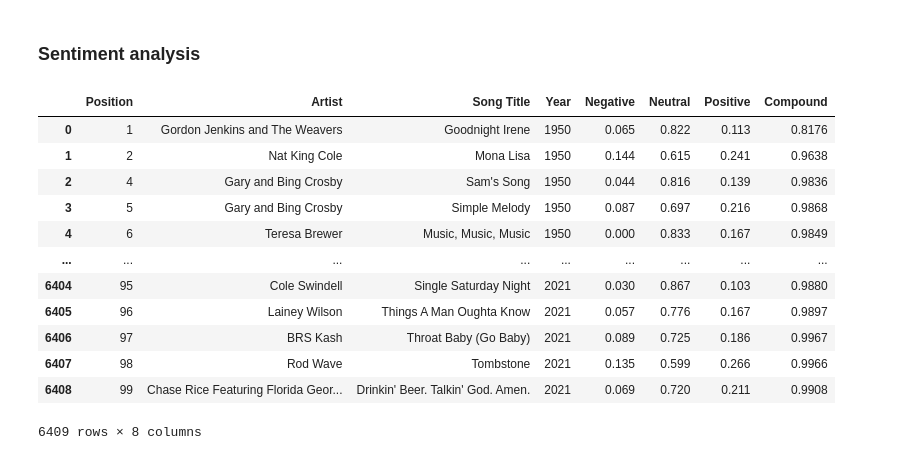
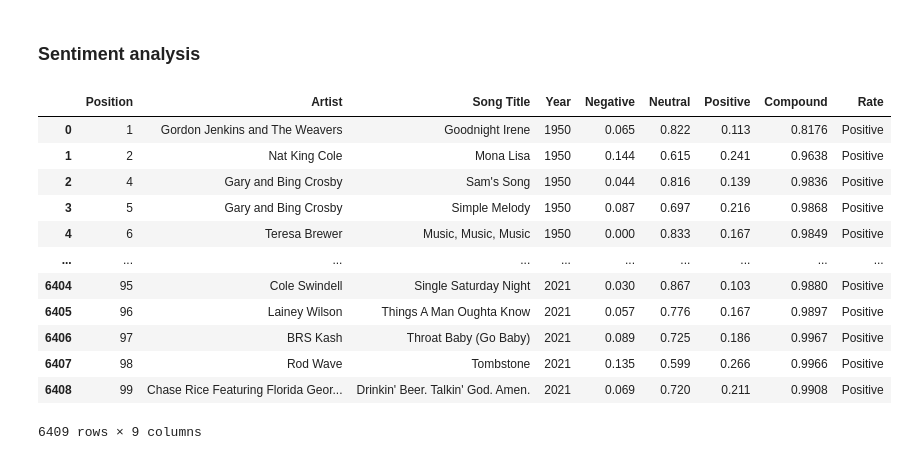
Before and after one commit to alsarna/lyrics_nlp, a Jupyter notebook: lyrics_analysis.ipynb, the cells around one changed output. Saved outputs shown, nothing was run; the diff lists cells and outputs as text; code cells hidden in the pictures.

```diff
--- a/lyrics_analysis.ipynb
+++ b/lyrics_analysis.ipynb
@@ -176,8 +196,11 @@ display(level_of_vulgarity_df)
 | 6408 | 99 | Chase Rice Featuring Florida Geor... | Drinkin' Beer. Talkin' God. Amen. | 2021 | 7.29 |
 6409 rows × 5 columns
 # %%
+# Vulgarity level each year plot
+grouped_vulgsrity = songs.groupby('Year')['Vulgarity Level'].aggregate('mean').tolist()
+analyzed_data_range['Mean Vulgarity'] = grouped_vulgsrity
 plt.figure(figsize = (18.5, 10.5))
-plt.bar(songs.index, songs['Vulgarity Level'])
+plt.bar(analyzed_data_range['Year'], grouped_vulgsrity, color = 'blue')
 plt.title('Vulgarity level of lyrics')
 # %% [output]
 Text(0.5, 1.0, 'Vulgarity level of lyrics')
@@ -184,0 +208,15 @@ Text(0.5, 1.0, 'Vulgarity level of lyrics')
+# %%
+# 3 most popular words classified as bad words each year
+lst_of_top3_bad_words = []
+
+for i in analyzed_data_range['Combined Lyrics']:
+    i = pd.Series(i)
+    bad_words_series = pd.Series(bad_words)
+    bad_lyrics = i[i.isin(bad_words_series)]
+    frq = FreqDist(bad_lyrics)
+    top3_bad_words = first_from_list_of_tuples(frq.most_common(3))
+    lst_of_top3_bad_words.append(top3_bad_words)
+
+analyzed_data_range['Most Popular Bad Words'] = lst_of_top3_bad_words
+
+display(analyzed_data_range)
@@ -187,36 +260,43 @@ Text(0.5, 1.0, 'Vulgarity level of lyrics')
 # %%
 # pd.set_option("display.max_rows", None, "display.max_columns", None)
 sentiment = SentimentIntensityAnalyzer()
 negative = []
 neutral = []
 positive = []
 compound = []
+rate = []
 for i in songs['Lyrics']:
     sent = sentiment.polarity_scores(i)
     negative.append(sent['neg'])
     neutral.append(sent['neu'])
     positive.append(sent['pos'])
     compound.append(sent['compound'])
+    if sent['compound'] > 0:
+        rate.append('Positive')
+    elif sent['compound'] < 0:
+        rate.append('Negative')
+    else:
+        rate.append('Neutral')
 songs['Negative'] = negative
 songs['Neutral'] = neutral
 songs['Positive'] = positive
 songs['Compound'] = compound
-songs[['Negative', 'Neutral', 'Positive', 'Compound']] = songs[['Negative', 'Neutral', 'Positive', 'Compound']].apply(pd.to_numeric)
-sent_df = songs[['Position', 'Artist', 'Song Title', 'Year', 'Negative', 'Neutral', 'Positive', 'Compound']]
-display(sent_df)
+songs['Rate'] = rate
+
+display(songs[['Position', 'Artist', 'Song Title', 'Year', 'Negative', 'Neutral', 'Positive', 'Compound', 'Rate']])
 # %% [output]
-|  | Position | Artist | Song Title | Year | Negative | Neutral | Positive | Compound |
-| 0 | 1 | Gordon Jenkins and The Weavers | Goodnight Irene | 1950 | 0.065 | 0.822 | 0.113 | 0.8176 |
-| 1 | 2 | Nat King Cole | Mona Lisa | 1950 | 0.144 | 0.615 | 0.241 | 0.9638 |
-| 2 | 4 | Gary and Bing Crosby | Sam's Song | 1950 | 0.044 | 0.816 | 0.139 | 0.9836 |
-| 3 | 5 | Gary and Bing Crosby | Simple Melody | 1950 | 0.087 | 0.697 | 0.216 | 0.9868 |
-| 4 | 6 | Teresa Brewer | Music, Music, Music | 1950 | 0.000 | 0.833 | 0.167 | 0.9849 |
-| ... | ... | ... | ... | ... | ... | ... | ... | ... |
-| 6404 | 95 | Cole Swindell | Single Saturday Night | 2021 | 0.030 | 0.867 | 0.103 | 0.9880 |
-| 6405 | 96 | Lainey Wilson | Things A Man Oughta Know | 2021 | 0.057 | 0.776 | 0.167 | 0.9897 |
-| 6406 | 97 | BRS Kash | Throat Baby (Go Baby) | 2021 | 0.089 | 0.725 | 0.186 | 0.9967 |
-| 6407 | 98 | Rod Wave | Tombstone | 2021 | 0.135 | 0.599 | 0.266 | 0.9966 |
-| 6408 | 99 | Chase Rice Featuring Florida Geor... | Drinkin' Beer. Talkin' God. Amen. | 2021 | 0.069 | 0.720 | 0.211 | 0.9908 |
+|  | Position | Artist | Song Title | Year | Negative | Neutral | Positive | Compound | Rate |
+| 0 | 1 | Gordon Jenkins and The Weavers | Goodnight Irene | 1950 | 0.065 | 0.822 | 0.113 | 0.8176 | Positive |
+| 1 | 2 | Nat King Cole | Mona Lisa | 1950 | 0.144 | 0.615 | 0.241 | 0.9638 | Positive |
+| 2 | 4 | Gary and Bing Crosby | Sam's Song | 1950 | 0.044 | 0.816 | 0.139 | 0.9836 | Positive |
+| 3 | 5 | Gary and Bing Crosby | Simple Melody | 1950 | 0.087 | 0.697 | 0.216 | 0.9868 | Positive |
+| 4 | 6 | Teresa Brewer | Music, Music, Music | 1950 | 0.000 | 0.833 | 0.167 | 0.9849 | Positive |
+| ... | ... | ... | ... | ... | ... | ... | ... | ... | ... |
+| 6404 | 95 | Cole Swindell | Single Saturday Night | 2021 | 0.030 | 0.867 | 0.103 | 0.9880 | Positive |
+| 6405 | 96 | Lainey Wilson | Things A Man Oughta Know | 2021 | 0.057 | 0.776 | 0.167 | 0.9897 | Positive |
+| 6406 | 97 | BRS Kash | Throat Baby (Go Baby) | 2021 | 0.089 | 0.725 | 0.186 | 0.9967 | Positive |
+| 6407 | 98 | Rod Wave | Tombstone | 2021 | 0.135 | 0.599 | 0.266 | 0.9966 | Positive |
+| 6408 | 99 | Chase Rice Featuring Florida Geor... | Drinkin' Beer. Talkin' God. Amen. | 2021 | 0.069 | 0.720 | 0.211 | 0.9908 | Positive |
-6409 rows × 8 columns
+6409 rows × 9 columns
 # %%
 # Mean sentiment per year
```
Also changed, not shown: parts of 16 cells of this notebook.
